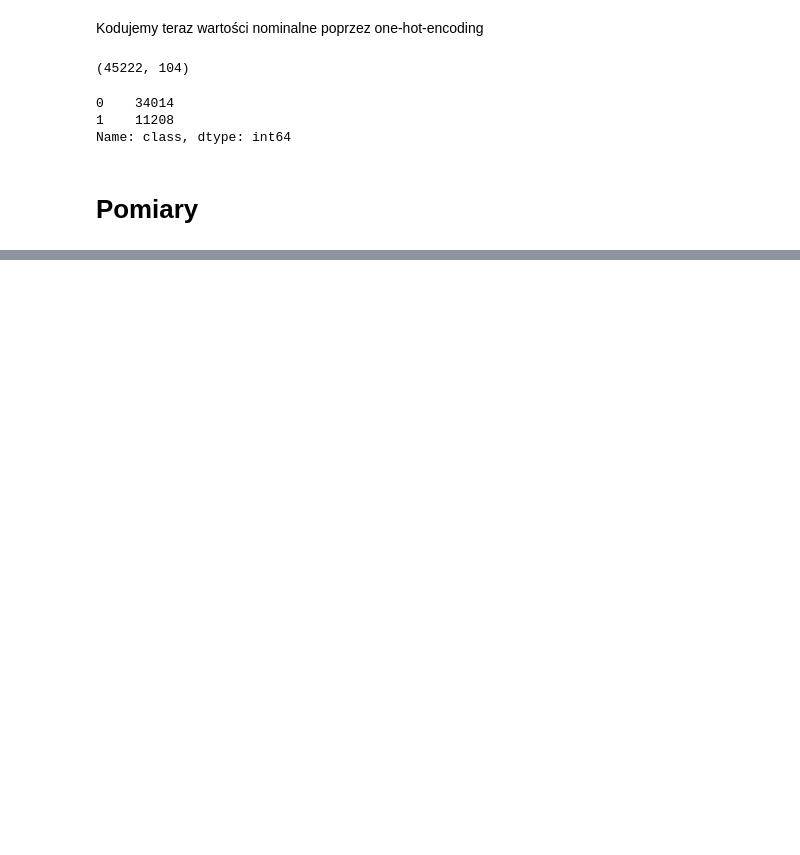
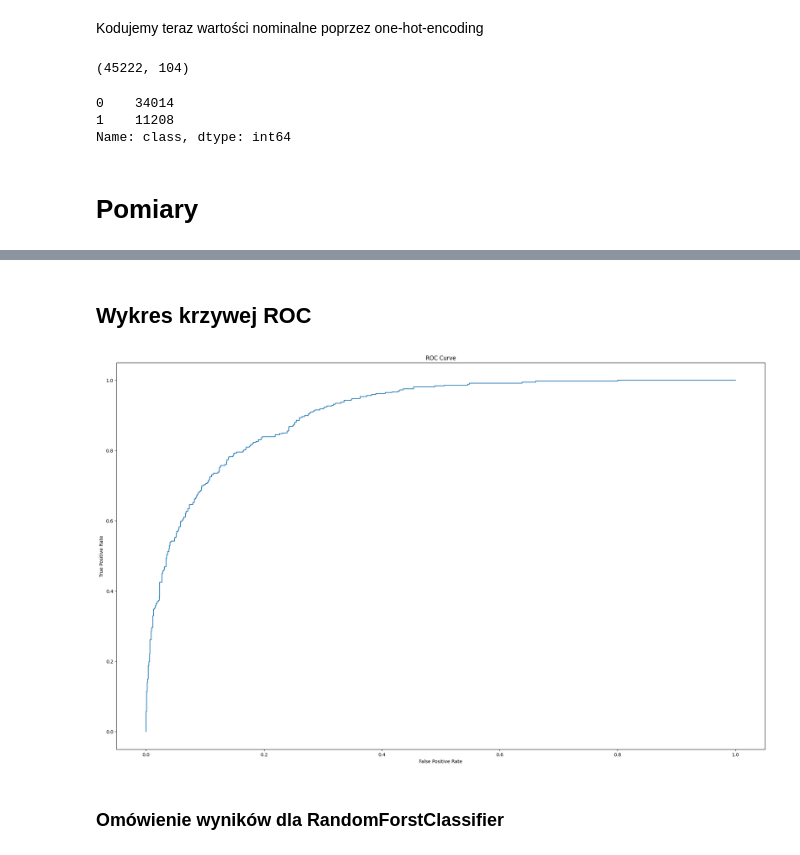
Before and after one commit to MatiPl01/artificial-intelligence-basics, a Jupyter notebook: lab4/lab4.ipynb, the cells around one changed output, grey strips where cells are left out. Drawn from its saved outputs; the diff is of its cells as text; code cells hidden in the pictures; blank space fills up the shorter version.

```diff
--- a/lab4/lab4.ipynb
+++ b/lab4/lab4.ipynb
@@ -247,0 +259,8 @@ rfc, X_test, y_test = rf_classify(RandomForestClassifier(), adult_df)
+# %% [markdown]
+## Wykres krzywej ROC
+# %%
+draw_roc_curve(X_test, y_test, rfc)
+# %% [output]
+[figure, added]
+# %% [markdown]
+### Omówienie wyników dla RandomForstClassifier
```
Also changed, not shown: parts of 12 cells of this notebook.
